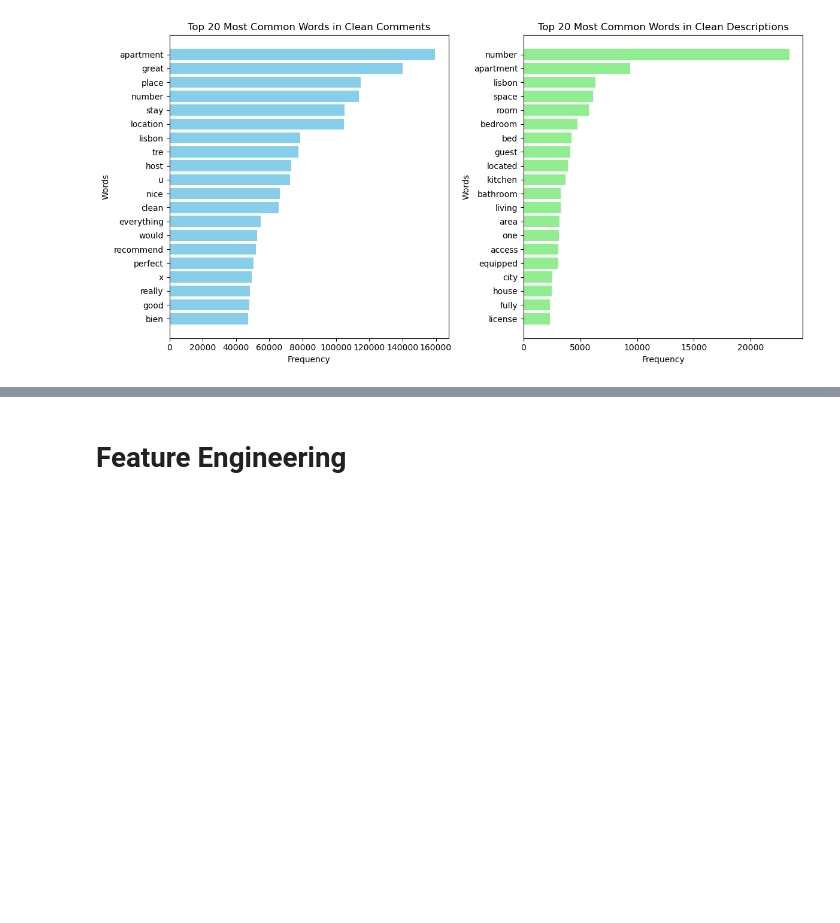
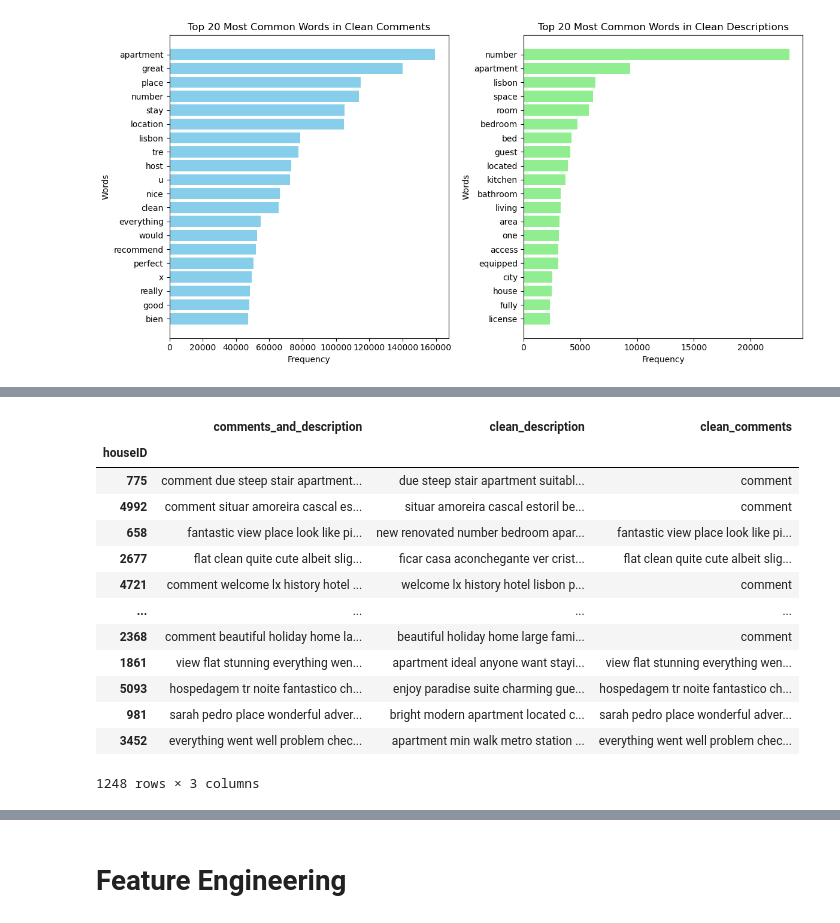
Before and after one commit to beatrizdsantosss/Text-mining-project-, a Jupyter notebook: NLP_45.ipynb, the cells around one changed output, grey strips where cells are left out. Saved outputs shown, nothing was run; the diff lists cells and outputs as text; code cells hidden in the pictures; blank space fills up the shorter version.

```diff
--- a/NLP_45.ipynb
+++ b/NLP_45.ipynb
@@ -2295,0 +2328,17 @@ Name: unlisted, dtype: float64
+# %%
+X_val
+# %% [output]
+|  | comments_and_description | clean_description | clean_comments |
+| houseID |  |  |  |
+| 775 | comment due steep stair apartment... | due steep stair apartment suitabl... | comment |
+| 4992 | comment situar amoreira cascal es... | situar amoreira cascal estoril be... | comment |
+| 658 | fantastic view place look like pi... | new renovated number bedroom apar... | fantastic view place look like pi... |
+| 2677 | flat clean quite cute albeit slig... | ficar casa aconchegante ver crist... | flat clean quite cute albeit slig... |
+| 4721 | comment welcome lx history hotel ... | welcome lx history hotel lisbon p... | comment |
+| ... | ... | ... | ... |
+| 2368 | comment beautiful holiday home la... | beautiful holiday home large fami... | comment |
+| 1861 | view flat stunning everything wen... | apartment ideal anyone want stayi... | view flat stunning everything wen... |
+| 5093 | hospedagem tr noite fantastico ch... | enjoy paradise suite charming gue... | hospedagem tr noite fantastico ch... |
+| 981 | sarah pedro place wonderful adver... | bright modern apartment located c... | sarah pedro place wonderful adver... |
+| 3452 | everything went well problem chec... | apartment min walk metro station ... | everything went well problem chec... |
+1248 rows × 3 columns
```
Also changed, not shown: parts of 51 cells of this notebook.
